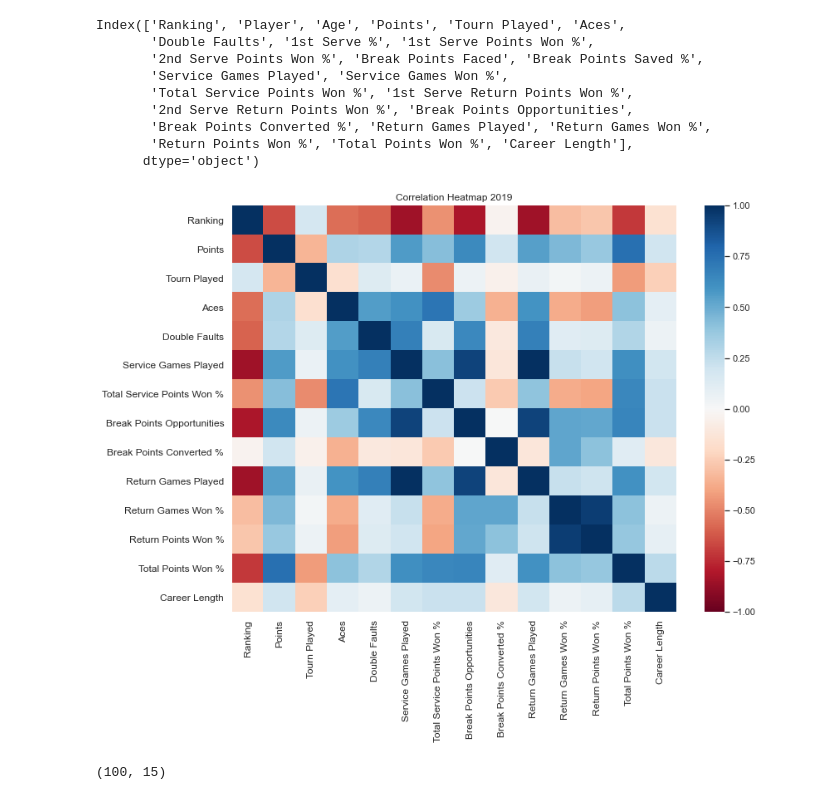
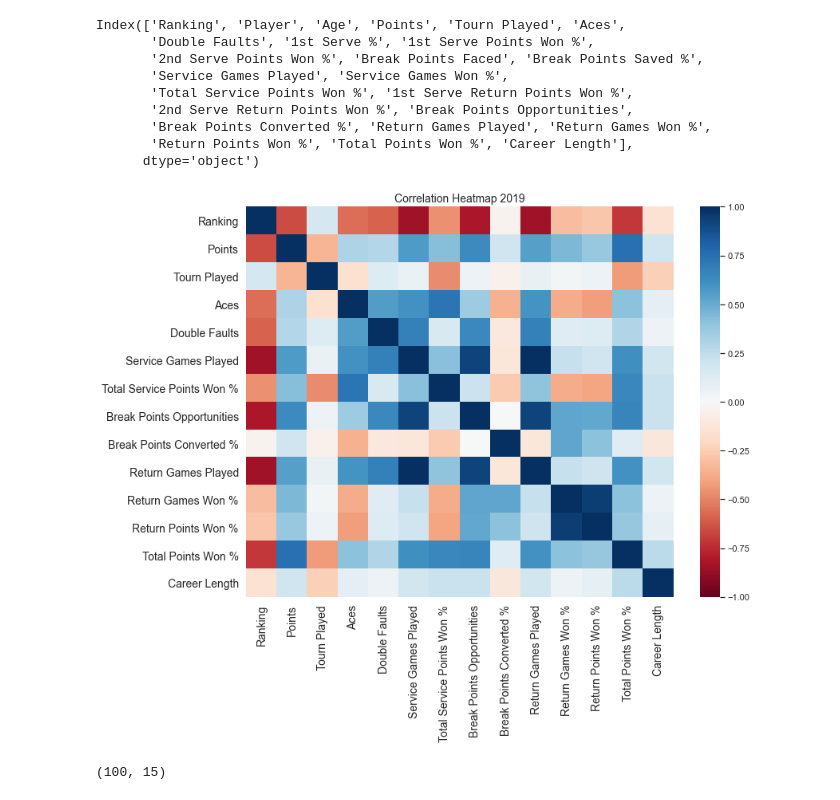
Before and after one commit to vanessadlafp/tennis_analysis_proj, a Jupyter notebook: ATP_2019-Models.ipynb, the cells around one changed output. Drawn from its saved outputs; the diff is of its cells as text; code cells hidden in the pictures.

```diff
--- a/ATP_2019-Models.ipynb
+++ b/ATP_2019-Models.ipynb
@@ -263,17 +263,17 @@ df_players_2019= df_players_2019.drop(['Age','1st Serve %', '1st Serve Points Wo
 # %%
 # We'll plot the correlations using a Heat Map.
 
 plt.figure(figsize = (12, 9))
 s = sns.heatmap(df_players_2019.corr(),
                cmap = 'RdBu',
                vmin = -1,
                vmax = 1)
-s.set_yticklabels(s.get_yticklabels(), rotation = 0, fontsize = 12)
-s.set_xticklabels(s.get_xticklabels(), rotation = 90, fontsize = 12)
-plt.title('Correlation Heatmap 2019')
+s.set_yticklabels(s.get_yticklabels(), rotation = 0, fontsize = 14)
+s.set_xticklabels(s.get_xticklabels(), rotation = 90, fontsize = 14)
+plt.title('Correlation Heatmap 2019',  fontsize = 14)
 plt.show()
 # %% [output]
-[figure, old version]
+[figure, new version]
 # %%
 df_players_2019.shape
 # %% [output]
```
Also changed, not shown: parts of 3 cells of this notebook, 3 other files.
